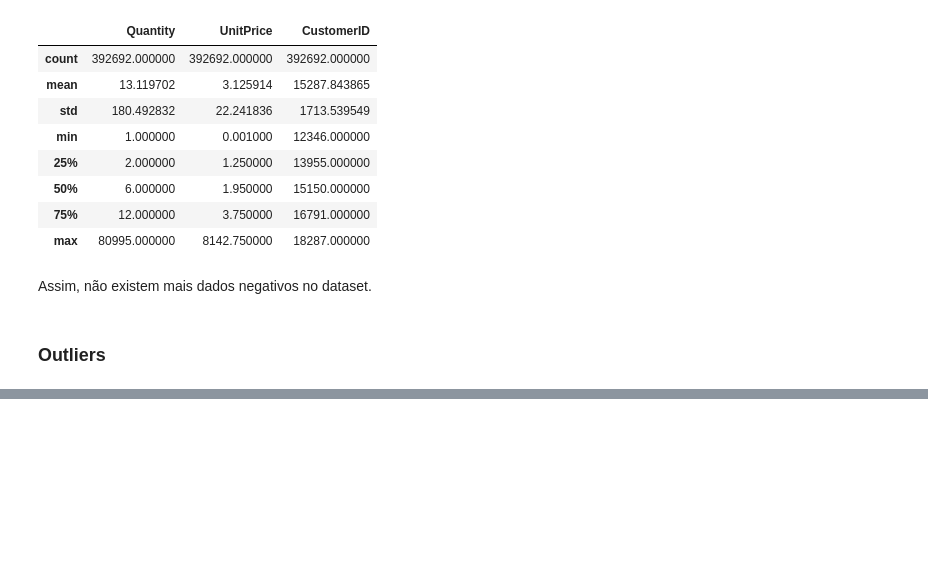
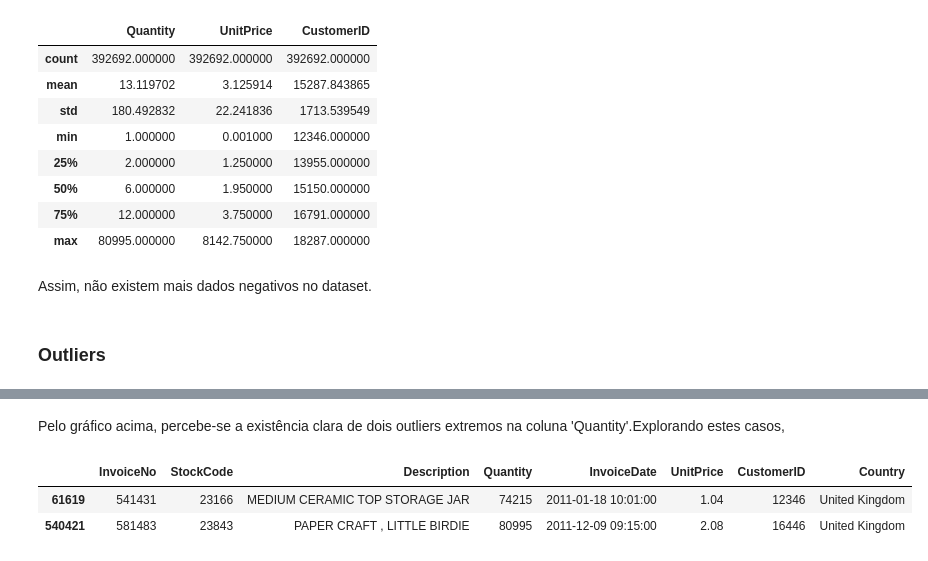
Before and after one commit to rfprates/clustering_rfm_metrics, a Jupyter notebook: clustering_rfm.ipynb, the cells around one changed output, grey strips where cells are left out. Saved outputs shown, nothing was run; the diff lists cells and outputs as text; code cells hidden in the pictures; blank space fills up the shorter version.

```diff
--- a/clustering_rfm.ipynb
+++ b/clustering_rfm.ipynb
@@ -369,0 +376,8 @@ Assim, não existem mais dados negativos no dataset.
+# %% [markdown]
+Pelo gráfico acima, percebe-se a existência clara de dois outliers extremos na coluna 'Quantity'.Explorando estes casos,
+# %%
+df[df['Quantity']>10000]
+# %% [output]
+|  | InvoiceNo | StockCode | Description | Quantity | InvoiceDate | UnitPrice | CustomerID | Country |
+| 61619 | 541431 | 23166 | MEDIUM CERAMIC TOP STORAGE JAR | 74215 | 2011-01-18 10:01:00 | 1.04 | 12346 | United Kingdom |
+| 540421 | 581483 | 23843 | PAPER CRAFT , LITTLE BIRDIE | 80995 | 2011-12-09 09:15:00 | 2.08 | 16446 | United Kingdom |
```
Also changed, not shown: parts of 8 cells of this notebook.
